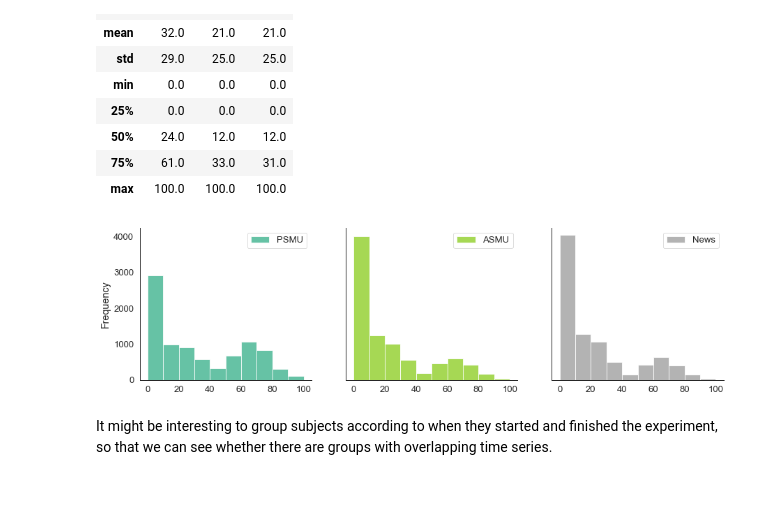
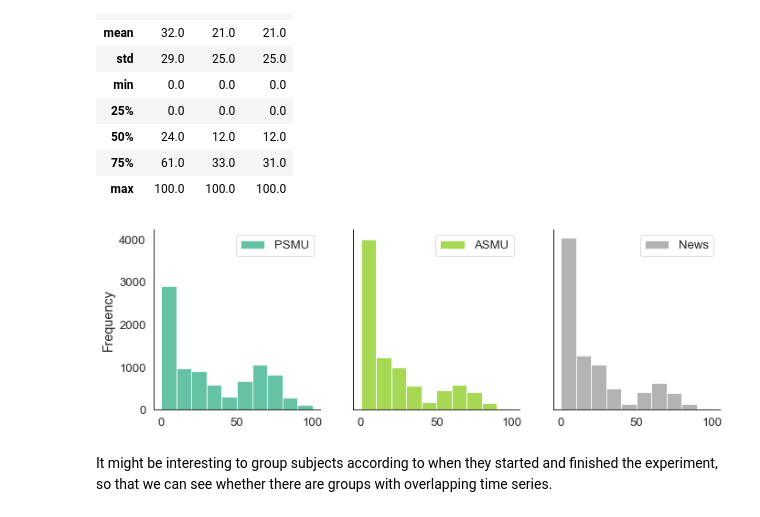
Before and after one commit to serNAVARRO7/AISaturdays-depresion-rrss, a Jupyter notebook: scripts/EDA-depresion-rrss.ipynb, the cells around one changed output. Cells and saved outputs as stored; diff of their text form; code cells hidden in the pictures; blank space fills up the shorter version.

```diff
--- a/scripts/EDA-depresion-rrss.ipynb
+++ b/scripts/EDA-depresion-rrss.ipynb
@@ -159,12 +160,7 @@ There are 8,687 observations (rows) plotted below.
 # %%
 # Plot ESM questionnaire variables
 
-sns.set_style("white")
-sns.set_context("paper", font_scale=1.5, rc={"lines.linewidth": 2.5})
-
-ESM_quest.plot.hist(subplots=True, layout=(2, 4), figsize=(15, 8), sharey=True,colormap='viridis')
-
-sns.despine()
+printHistograms(ESM_quest, 'viridis')
 plt.savefig('../figures/ESM_quest-hist.png')
 # %% [output]
 [figure]
@@ -187,16 +183,11 @@ dailyMean
 1727 rows × 10 columns
 # %%
 # Plot daily means of ESM questionnaire variables per subject
-
-sns.set_style("white")
-sns.set_context("paper", font_scale=1.5, rc={"lines.linewidth": 2.5})
 
 dailyMean_ESM_quest = dailyMean.loc[:,['Fatigue', 'LowMood', 'Loneliness',
                         'Concentrat', 'LossOfInt', 'Inferior',
                         'Hopeless', 'Stress']]
-dailyMean_ESM_quest.plot.hist(subplots=True, layout=(2, 4), figsize=(15, 8), sharey=True,colormap='viridis')
-
-sns.despine()
+printHistograms(dailyMean_ESM_quest, 'viridis')
 plt.savefig('../figures/dailyMean_ESM_quest-hist.png')
 # %% [output]
 [figure]
@@ -219,15 +210,10 @@ participantMean
 125 rows × 9 columns
 # %%
 # Plot daily means of ESM questionnaire variables per subject
-
-sns.set_style("white")
-sns.set_context("paper", font_scale=1.5, rc={"lines.linewidth": 2.5})
 
 participantMean_ESM_quest = participantMean.loc[:,['Fatigue', 'LowMood', 'Loneliness',
                         'Concentrat', 'LossOfInt', 'Inferior',
                         'Hopeless', 'Stress']]
-participantMean_ESM_quest.plot.hist(subplots=True, layout=(2, 4), figsize=(15, 8), sharey=True,colormap='viridis')
-
-sns.despine()
+printHistograms(participantMean_ESM_quest, 'viridis')
 plt.savefig('../figures/participantMean_ESM_quest-hist.png')
 # %% [output]
@@ -250,15 +236,10 @@ SMU_quest.describe().round()
 # %%
 # Plot social media use variables
 
-sns.set_style("white")
-sns.set_context("paper", font_scale=1.5, rc={"lines.linewidth": 2.5})
-
-SMU_quest.plot.hist(subplots=True, layout=(1, 3), figsize=(15, 4), sharey=True,colormap='Set2')
-
-sns.despine()
+printHistograms(SMU_quest, 'Set2')
 plt.savefig('../figures/SMU_quest-hist.png')
 # %% [output]
-[figure, old version]
+[figure, new version]
 # %% [markdown]
 It might be interesting to group subjects according to when they started and finished the experiment, so that we can see whether there are groups with overlapping time series.
 # %%
```
Also changed, not shown: parts of 2 cells of this notebook, 1 other file.
